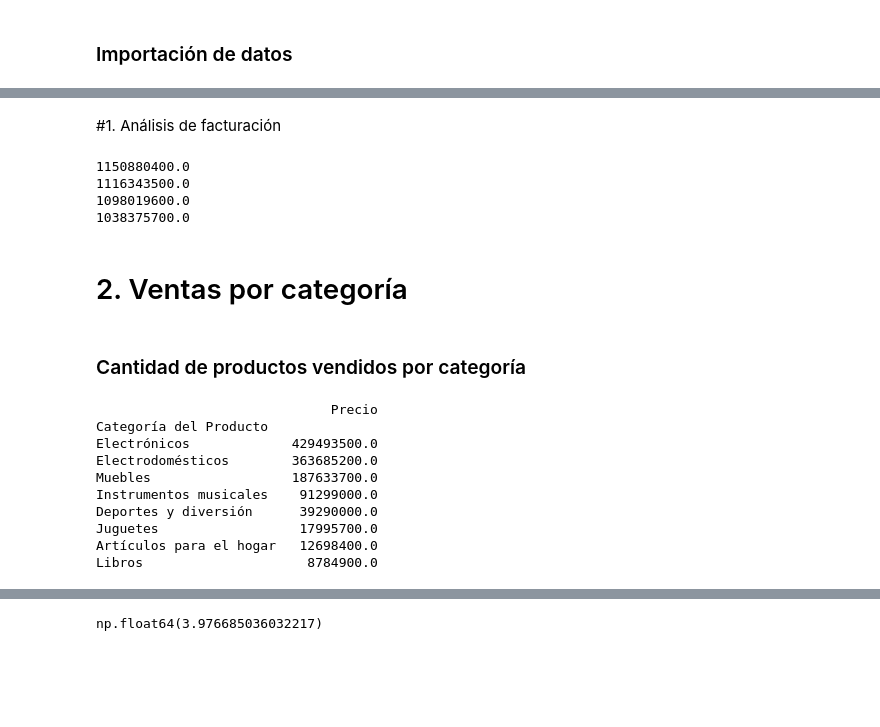
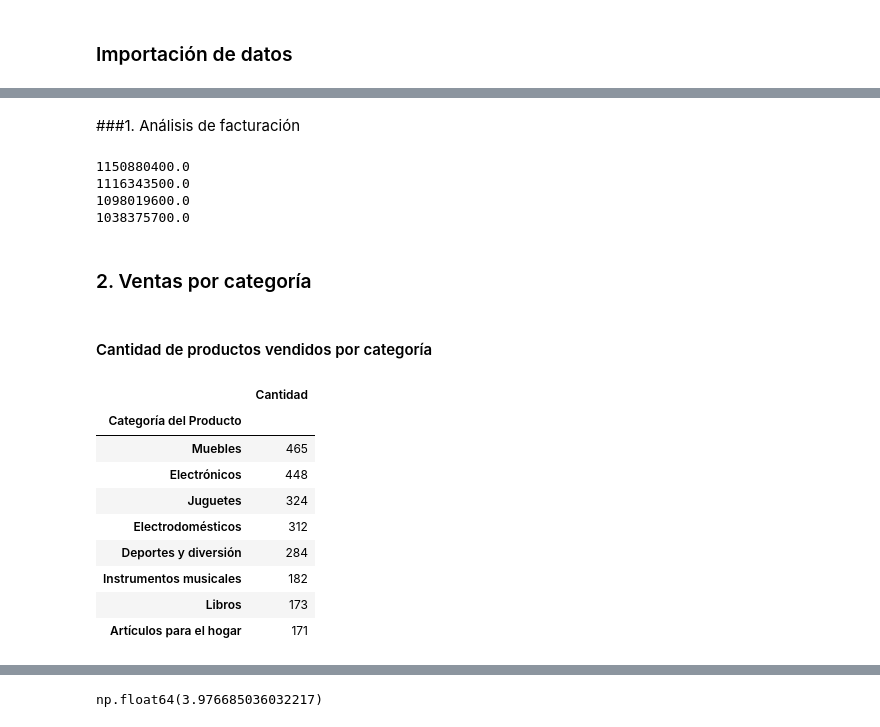
Before and after one commit to Roxtceh/challenge1-data-science-latam, a Jupyter notebook: AluraStoreLatam.ipynb, the cells around one changed output, grey strips where cells are left out. Drawn from its saved outputs; the diff is of its cells as text; code cells hidden in the pictures; blank space fills up the shorter version.

```diff
--- a/AluraStoreLatam.ipynb
+++ b/AluraStoreLatam.ipynb
@@ -22,7 +25,7 @@ tienda.head()
 | 3 | Microondas | Electrodomésticos | 757500.0 | 41000.0 | 03/05/2022 | Juan Fernandez | Cali | ... |
 | 4 | Silla de oficina | Muebles | 335200.0 | 20200.0 | 07/11/2020 | Maria Alfonso | Medellín | ... |
 # %% [markdown]
-#1. Análisis de facturación
+###1. Análisis de facturación
 # %%
 ingresot1=tienda.Precio.sum()
 ingresot2=tienda2.Precio.sum()
@@ -38,21 +41,23 @@ print(ingresot4)
 1098019600.0
 1038375700.0
 # %% [markdown]
-# 2. Ventas por categoría
+### 2. Ventas por categoría
 # %% [markdown]
-### Cantidad de productos vendidos por categoría
+#### Cantidad de productos vendidos por categoría
 # %%
-ventas_por_categoria_t1 = tienda.groupby('Categoría del Producto')[['Precio']].sum().sort_values('Precio',ascending=False)
-print(ventas_por_categoria_t1)
+cuentaMasVendidost1=tienda.groupby(['Producto','Categoría del Producto'])[['Precio']].count()
+aux=cuentaMasVendidost1.groupby('Categoría del Producto')[['Precio']].sum().sort_values('Precio',ascending=False)
+cuentaMasVendidost1=aux.rename(columns={'Precio':'Cantidad'})
+cuentaMasVendidost1
 # %% [output]
-                              Precio
-Categoría del Producto
-Electrónicos             429493500.0
-Electrodomésticos        363685200.0
-Muebles                  187633700.0
-Instrumentos musicales    91299000.0
-Deportes y diversión      39290000.0
-Juguetes                  17995700.0
-Artículos para el hogar   12698400.0
-Libros                     8784900.0
+|  | Cantidad |
+| Categoría del Producto |  |
+| Muebles | 465 |
+| Electrónicos | 448 |
+| Juguetes | 324 |
+| Electrodomésticos | 312 |
+| Deportes y diversión | 284 |
+| Instrumentos musicales | 182 |
+| Libros | 173 |
+| Artículos para el hogar | 171 |
 # %%
```
Also changed, not shown: parts of 22 cells of this notebook.
